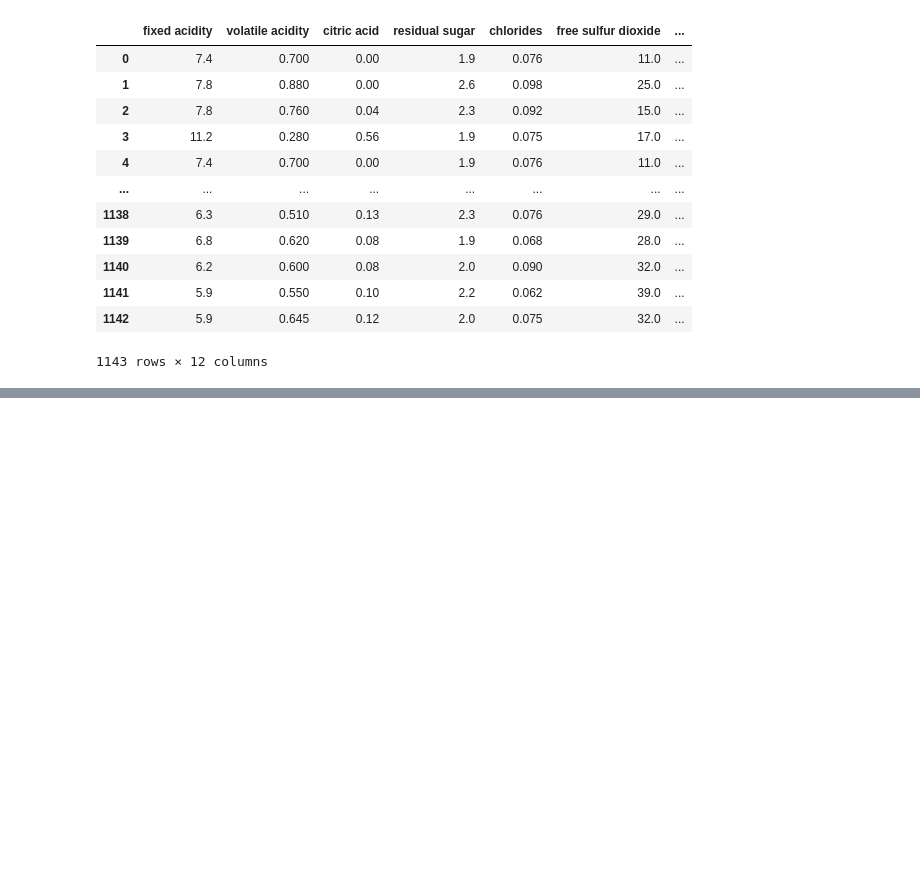
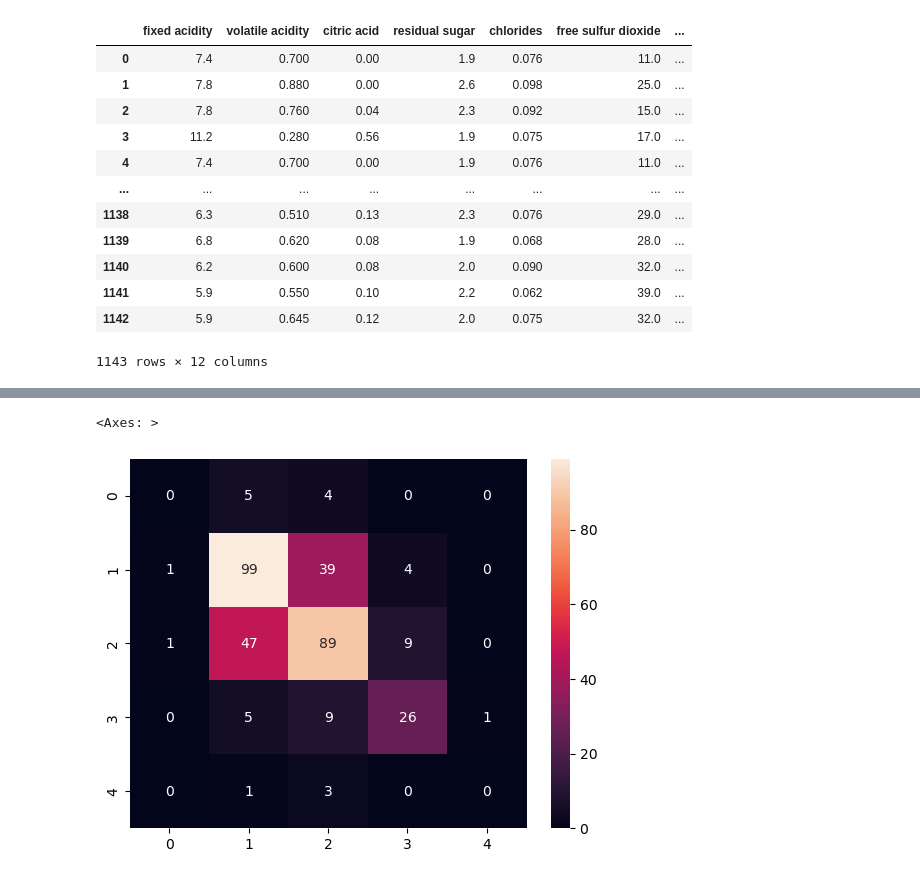
Before and after one commit to gravityonmars/wine_quality_prediction, a Jupyter notebook: model.ipynb, the cells around one changed output, grey strips where cells are left out. Cells and saved outputs as stored; diff of their text form; code cells hidden in the pictures; blank space fills up the shorter version.

Commit message:
Accuracy Tested

```diff
--- a/model.ipynb
+++ b/model.ipynb
@@ -80,21 +80,20 @@ df.drop(columns = ["Id"])
 | 1142 | 5.9 | 0.645 | 0.12 | 2.0 | 0.075 | 32.0 | ... |
 1143 rows × 12 columns
 # %%
-X = df.drop(columns = ['quality'])
+X = df.drop(columns = ['quality','Id'])
 y = df['quality']
 # %%
 from sklearn.model_selection import train_test_split
-from sklearn.preprocessing import StandardScaler
+from sklearn.preprocessing import RobustScaler
 from sklearn.neighbors import KNeighborsClassifier
-from sklearn.metrics import accuracy_score, confusion_matrix, classification_report
 
 X_train, X_test, y_train, y_test = train_test_split(X, y, test_size = 0.3, random_state = 42)
 
-scaler = StandardScaler()
+scaler = RobustScaler()
 
 X_train = scaler.fit_transform(X_train)
 X_test = scaler.fit_transform(X_test)
 
-knn = KNeighborsClassifier(n_neighbors=5, metric = "euclidean")
+knn = KNeighborsClassifier(n_neighbors=5, weights="distance", metric = "euclidean")
 knn.fit(X_train, y_train)
 # %% [output]
@@ -102,2 +101,2 @@ KNeighborsClassifier(metric='euclidean')
 # %%
-y_pred = knn.predict(y_test)
+y_pred = knn.predict(X_test)
@@ -105,0 +103,7 @@ TypeError: KNeighborsClassifier.predict() takes 2 positional arguments but 3 wer
+# %%
+from sklearn.metrics import accuracy_score, confusion_matrix, classification_report
+
+print("Accuracy Score: ", accuracy_score(y_test, y_pred))
+conf_mat = confusion_matrix(y_test, y_pred)
+print("Confusion Matrix:\n ", conf_mat)
+print("Classification Report: \n", classification_report(y_test, y_pred))
@@ -105,0 +132,5 @@ TypeError: KNeighborsClassifier.predict() takes 2 positional arguments but 3 wer
+# %%
+sns.heatmap(conf_mat, annot=True)
+# %% [output]
+<Axes: >
+[figure, added]
```
Also changed, not shown: parts of 4 cells of this notebook.
